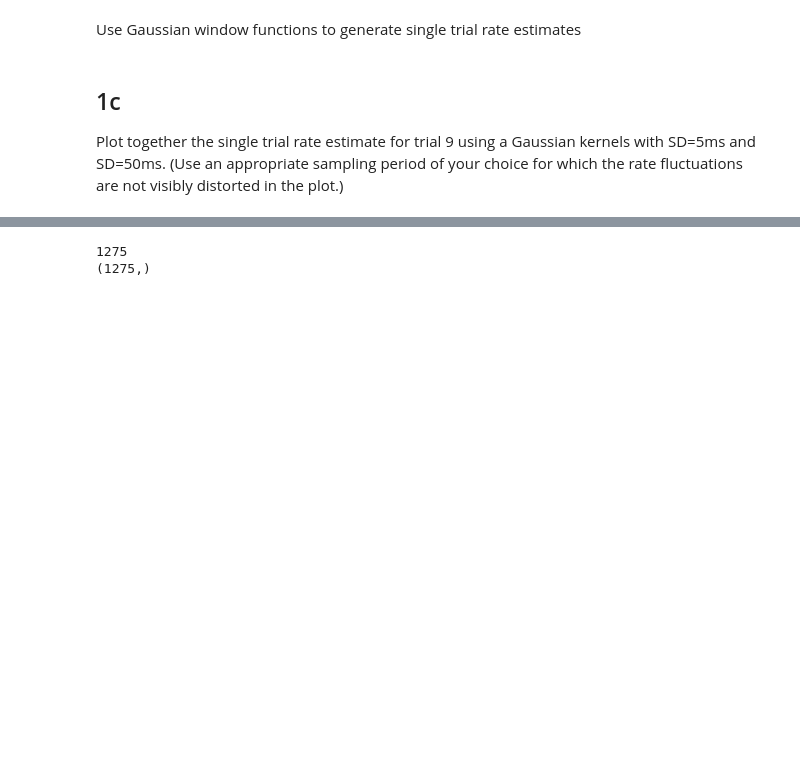
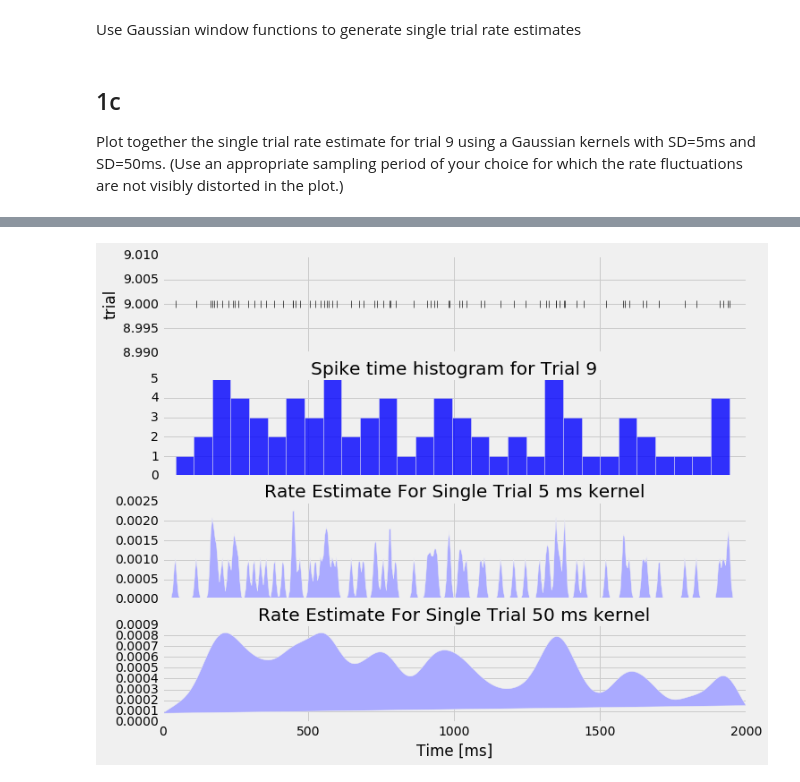
Before and after one commit to prajnak/syde552_neuron_responses, a Jupyter notebook: 20402024_Neuron_Responses_assignment.ipynb, the cells around one changed output, grey strips where cells are left out. Drawn from its saved outputs; the diff is of its cells as text; code cells hidden in the pictures; blank space fills up the shorter version.

```diff
--- a/20402024_Neuron_Responses_assignment.ipynb
+++ b/20402024_Neuron_Responses_assignment.ipynb
@@ -256,6 +134,38 @@ set_axis_range(cnts5, ax5.set_ylim);
-# %%
-xx = zrdf['timestamp'].tolist();
-print(len(xx)); print(all_spikes[0].shape)
-# %% [output]
-1275
-(1275,)
+# %%
+t9_df = df[df.trial == 9];
+
+num_bins2 = 30
+fig1, axx = plt.subplots(4,1, sharex=True)
+fig1.tight_layout();
+t9_df.plot(kind='scatter', ax=axx[0], x='timestamp', y = 'trial', marker='|', alpha=0.8,
+                   s=np.ones(len(t9_df))*60, linewidth=.8, color='k')
+# t9_df.timestamp.hist(ax=axx[1], bins = int(num_bins2), histtype='step');
+plot_psth(t9_df.timestamp.values, num_bins2, axx[1]);
+axx[1].set_title('Spike time histogram for Trial 9');
+
+
+std_dev1 = 5;
+std_dev2 = 50; # in seconds
+len_gauss = 5;
+
+
+x_plot = np.linspace(0, 2000, num_bins)[:, np.newaxis]
+x_fit = t9_df.timestamp.reshape(-1,1);
+
+kde_1 = KernelDensity(kernel='gaussian', bandwidth=std_dev1).fit(x_fit);
+smooth1 = np.exp(kde_1.score_samples(x_plot));
+axx[2].fill(x_plot[:, 0], smooth1, fc='#AAAAFF')
+axx[2].set_title('Rate Estimate For Single Trial 5 ms kernel');
+axx[2].set_xlim([0, 2000])
+
+kde_2 = KernelDensity(kernel='gaussian', bandwidth=std_dev2).fit(x_fit);
+smooth2 = np.exp(kde_2.score_samples(x_plot));
+axx[3].fill(x_plot[:, 0], smooth2, fc='#AAAAFF')
+axx[3].set_title('Rate Estimate For Single Trial 50 ms kernel');
+axx[3].set_xlim([0, 2000]);
+axx[3].set_xlabel('Time [ms]');
+
+
+plt.show()
+# %% [output]
+[figure, added]
```
Also changed, not shown: parts of 15 cells of this notebook.
